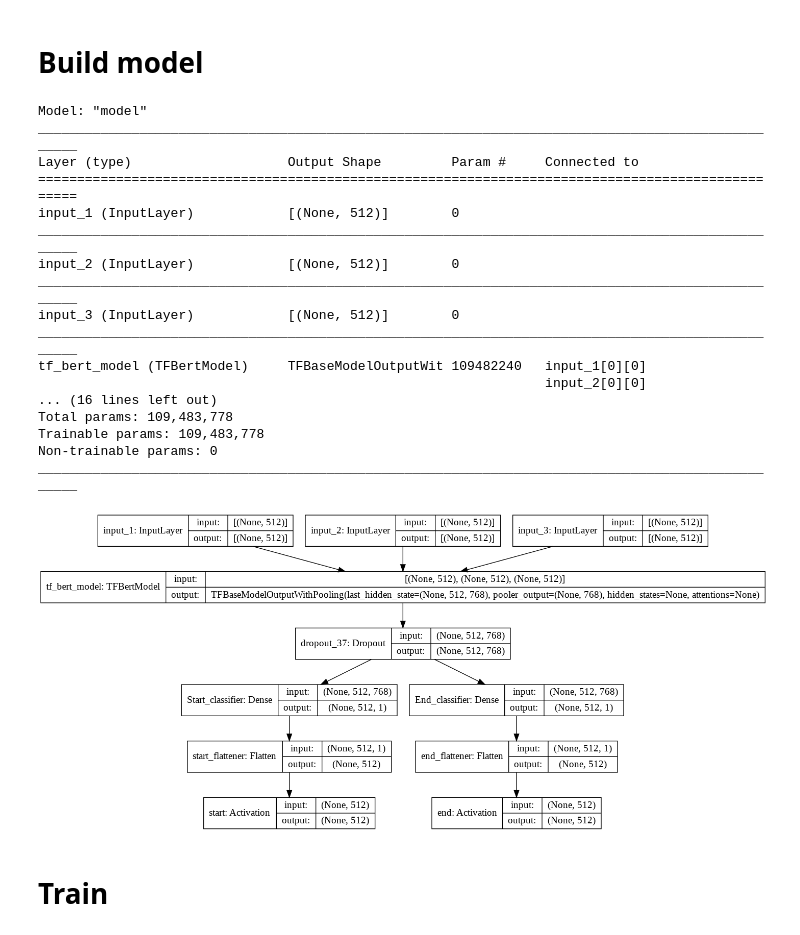
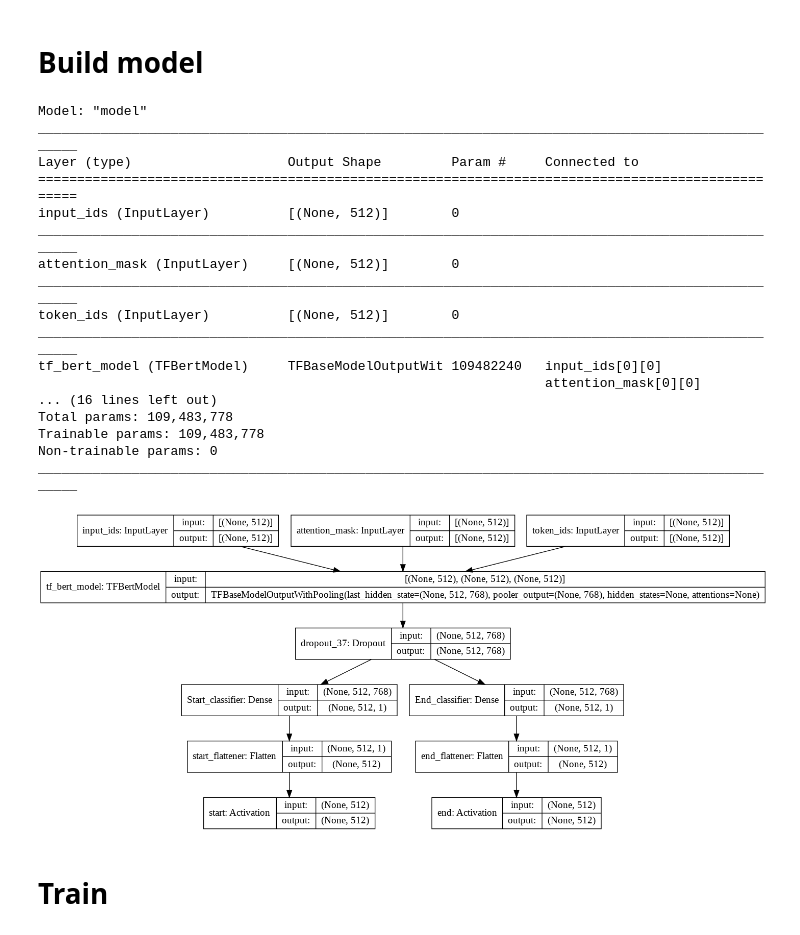
Before and after one commit to giuliofortini/NLP_SQuAD_Project, a Jupyter notebook: SQuAD_project.ipynb, the cells around one changed output. Drawn from its saved outputs; the diff is of its cells as text; code cells hidden in the pictures.

Commit message:
Assegnato nomi agli input layers

```diff
--- a/SQuAD_project.ipynb
+++ b/SQuAD_project.ipynb
@@ -448,9 +448,9 @@ Val ends:        (7524, 512)
 def build_model():
 
   # Define Input layers
-  input_ids_layer = Input(shape = (512,), dtype='int64')
-  attention_mask_layer = Input(shape = (512,), dtype='int64')
-  token_ids_layer = Input(shape = (512,), dtype='int64')
+  input_ids_layer = Input(shape = (512,), dtype='int64', name="input_ids")
+  attention_mask_layer = Input(shape = (512,), dtype='int64', name="attention_mask")
+  token_ids_layer = Input(shape = (512,), dtype='int64', name="token_ids")
 
   # Load Bert model
   bert_model = TFBertModel.from_pretrained('bert-base-uncased')
@@ -476,39 +476,39 @@ def build_model():
   # Flatteners
   start_flat = Flatten(name="start_flattener")(start_classifier)
   end_flat = Flatten(name="end_flattener")(end_classifier)
 
   # Activations
   start_softmax = Activation(tf.keras.activations.softmax, name="start")(start_flat)
   end_softmax = Activation(tf.keras.activations.softmax, name="end")(end_flat)
 
   # Build model
   model = Model(inputs=[input_ids_layer, attention_mask_layer, token_ids_layer],
                 outputs=[start_softmax, end_softmax])
 
   model.summary()
   return model
 
 model = build_model()
 plot_model(model, show_shapes=True)
 # %% [output]
 Model: "model"
 __________________________________________________________________________________________________
 Layer (type)                    Output Shape         Param #     Connected to
 ==================================================================================================
-input_1 (InputLayer)            [(None, 512)]        0
+input_ids (InputLayer)          [(None, 512)]        0
 __________________________________________________________________________________________________
-input_2 (InputLayer)            [(None, 512)]        0
+attention_mask (InputLayer)     [(None, 512)]        0
 __________________________________________________________________________________________________
-input_3 (InputLayer)            [(None, 512)]        0
+token_ids (InputLayer)          [(None, 512)]        0
 __________________________________________________________________________________________________
-tf_bert_model (TFBertModel)     TFBaseModelOutputWit 109482240   input_1[0][0]
-                                                                 input_2[0][0]
+tf_bert_model (TFBertModel)     TFBaseModelOutputWit 109482240   input_ids[0][0]
+                                                                 attention_mask[0][0]
 ... (16 lines left out)
 Total params: 109,483,778
 Trainable params: 109,483,778
 Non-trainable params: 0
 __________________________________________________________________________________________________
-[figure, old version]
+[figure, new version]
 # %%
 # Define model parameters
 optimizer = tf.keras.optimizers.Adam(learning_rate=5e-5, epsilon=1e-08
```
Also changed, not shown: parts of 1 cell of this notebook.
